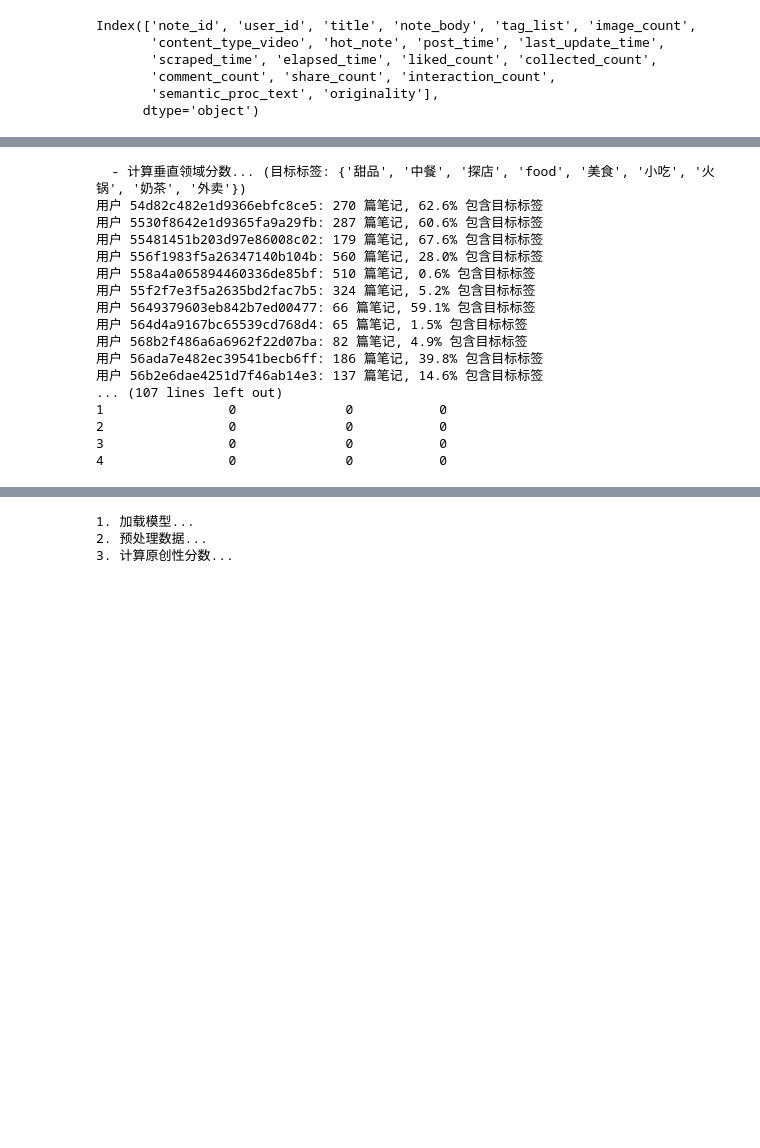
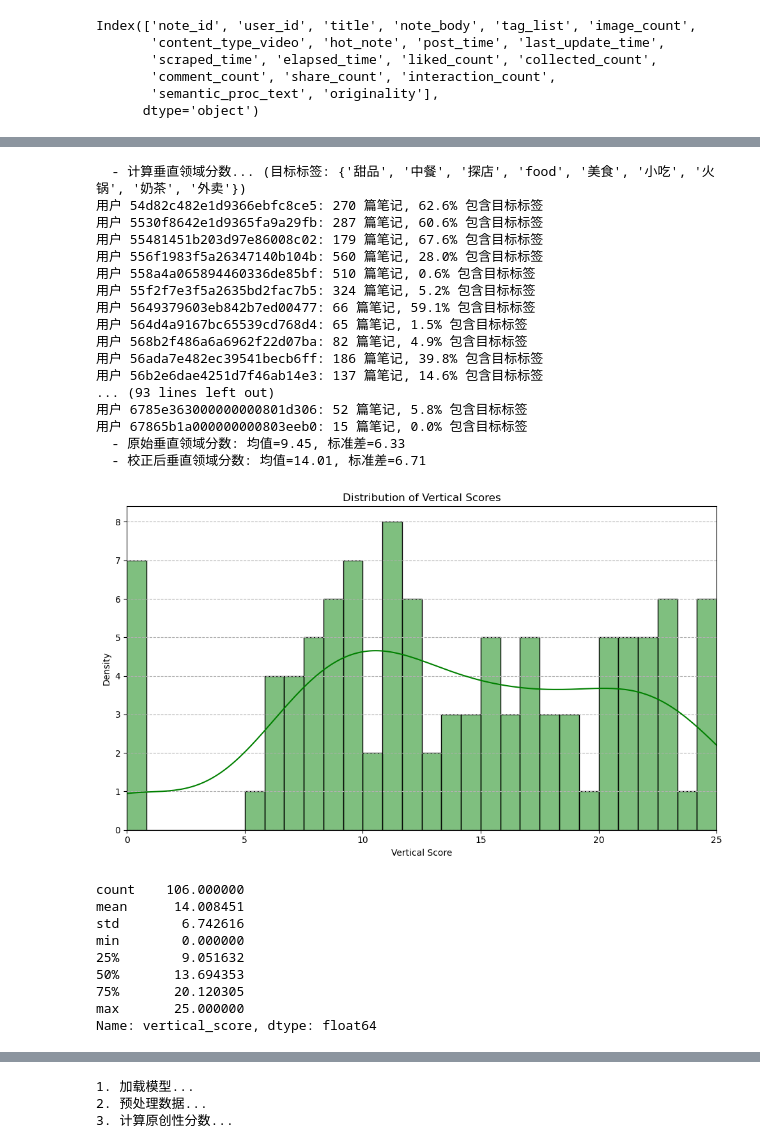
Before and after one commit to Dr-Spicy/MF_KOC, a Jupyter notebook: Scoring/dim.3/content_scoring.ipynb, the cells around one changed output, grey strips where cells are left out. Saved outputs shown, nothing was run; the diff lists cells and outputs as text; code cells hidden in the pictures; blank space fills up the shorter version.

```diff
--- a/Scoring/dim.3/content_scoring.ipynb
+++ b/Scoring/dim.3/content_scoring.ipynb
@@ -148,15 +153,15 @@ def calculate_creator_originality(df, dim3_score, models):
 
         # 获取热门笔记
         hot_indices = df.loc[indices].query("hot_note == 1").index.tolist()
-        if hot_indices and len(hot_indices) > 10:
+        if hot_indices and len(hot_indices) > 30:
             import random
-            hot_indices = random.sample(hot_indices, 10)  # 最多选10篇热门
+            hot_indices = random.sample(hot_indices, 30)  # 最多选30篇热门
 
-        # 如果头部+热门笔记总数少于20，补充随机笔记
-        if len(top_indices) + len(hot_indices) < 20 and len(indices) > len(top_indices) + len(hot_indices):
+        # 如果头部+热门笔记总数少于40，补充随机笔记
+        if len(top_indices) + len(hot_indices) < 40 and len(indices) > len(top_indices) + len(hot_indices):
             remaining_indices = [i for i in indices if i not in top_indices and i not in hot_indices]
             import random
-            random_count = min(20 - len(top_indices) - len(hot_indices), len(remaining_indices))
+            random_count = min(40 - len(top_indices) - len(hot_indices), len(remaining_indices))
             random_indices = random.sample(remaining_indices, random_count)
         else:
             random_indices = []
@@ -472,24 +425,47 @@ def calculate_vertical_score(df, dim3_score,
 # %%
 # 获取创作者维度的垂直领域评分
 dim3_score = calculate_vertical_score(df, dim3_score)
-# 验证结果是否正确
-print(f"创作者数量: {len(dim3_score)}")
-print(dim3_score.head())
+
+# plot the histogram of dim3_score.vertical_score
+plt.figure(figsize=(10, 6))
+sns.histplot(dim3_score['vertical_score'], bins=30, kde=True, color='green', stat='count')
+plt.title('Distribution of Vertical Scores')
+plt.xlabel('Vertical Score')
+plt.ylabel('Density')
+plt.xlim(0, 25)
+plt.xticks(np.arange(0, 26, 5))
+plt.grid(axis='y', linestyle='--')
+plt.tight_layout()
+plt.savefig('../../Data/processed/dim3_vertical_score_distribution.png')
+plt.show()
+
+# get the statistics of dim3_score.vertical_score
+dim3_score['vertical_score'].describe()
 # %% [output]
   - 计算垂直领域分数... (目标标签: {'甜品', '中餐', '探店', 'food', '美食', '小吃', '火锅', '奶茶', '外卖'})
 用户 54d82c482e1d9366ebfc8ce5: 270 篇笔记, 62.6% 包含目标标签
 用户 5530f8642e1d9365fa9a29fb: 287 篇笔记, 60.6% 包含目标标签
 用户 55481451b203d97e86008c02: 179 篇笔记, 67.6% 包含目标标签
 用户 556f1983f5a26347140b104b: 560 篇笔记, 28.0% 包含目标标签
 用户 558a4a065894460336de85bf: 510 篇笔记, 0.6% 包含目标标签
 用户 55f2f7e3f5a2635bd2fac7b5: 324 篇笔记, 5.2% 包含目标标签
 用户 5649379603eb842b7ed00477: 66 篇笔记, 59.1% 包含目标标签
 用户 564d4a9167bc65539cd768d4: 65 篇笔记, 1.5% 包含目标标签
 用户 568b2f486a6a6962f22d07ba: 82 篇笔记, 4.9% 包含目标标签
 用户 56ada7e482ec39541becb6ff: 186 篇笔记, 39.8% 包含目标标签
 用户 56b2e6dae4251d7f46ab14e3: 137 篇笔记, 14.6% 包含目标标签
-... (107 lines left out)
-1                0              0           0
-2                0              0           0
-3                0              0           0
-4                0              0           0
+... (93 lines left out)
+用户 6785e363000000000801d306: 52 篇笔记, 5.8% 包含目标标签
+用户 67865b1a000000000803eeb0: 15 篇笔记, 0.0% 包含目标标签
+  - 原始垂直领域分数: 均值=9.45, 标准差=6.33
+  - 校正后垂直领域分数: 均值=14.01, 标准差=6.71
+[figure, added]
+count    106.000000
+mean      14.008451
+std        6.742616
+min        0.000000
+25%        9.051632
+50%       13.694353
+75%       20.120305
+max       25.000000
+Name: vertical_score, dtype: float64
```
Also changed, not shown: parts of 7 cells of this notebook, 5 other files.
